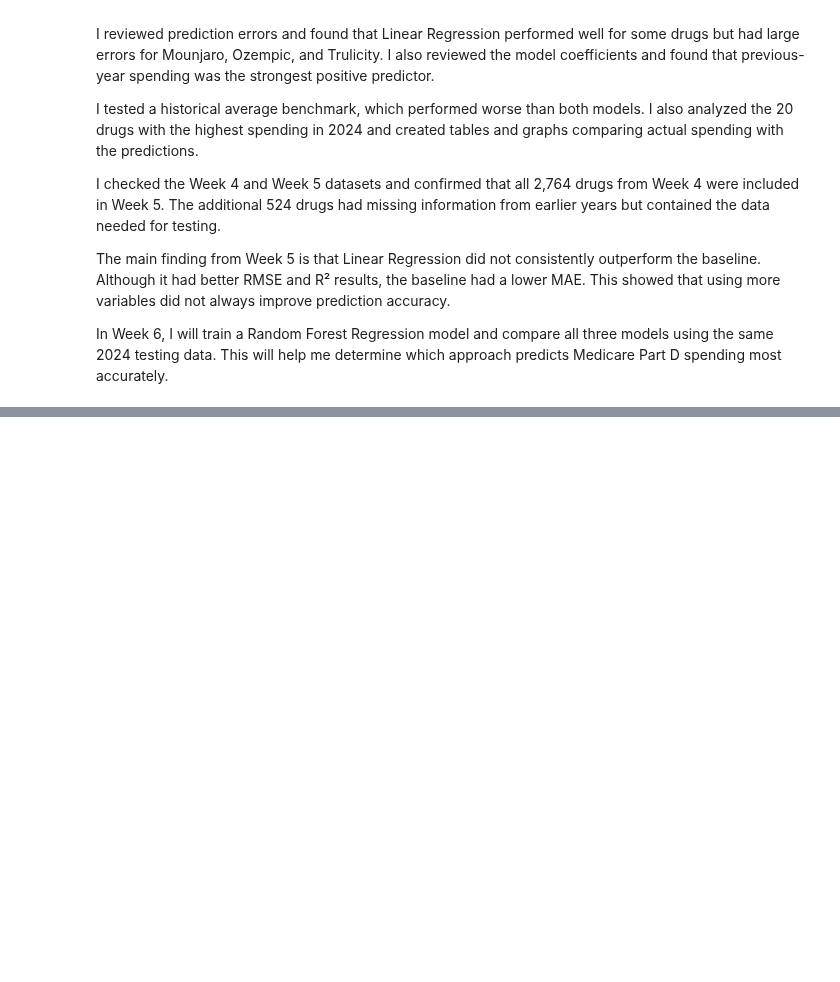
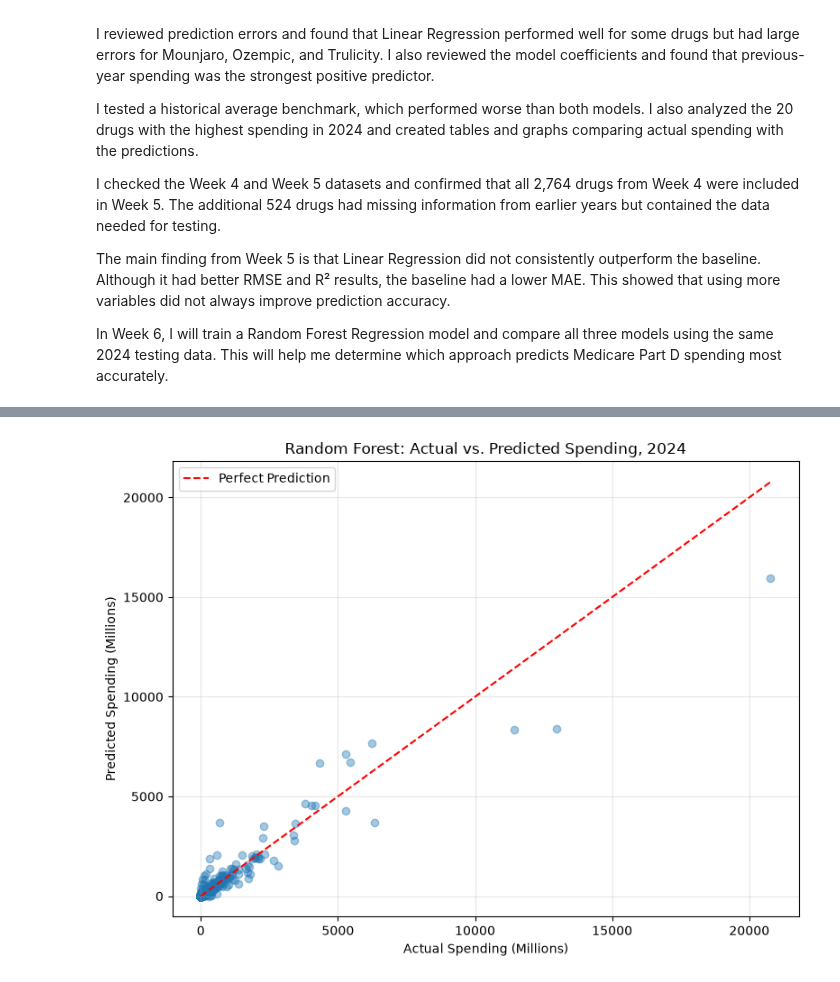
Before and after one commit to adrianakopf/DataScienceIU_INFO-I-492, a Jupyter notebook: MedicarePartD.ipynb, the cells around one changed output, grey strips where cells are left out. Saved outputs shown, nothing was run; the diff lists cells and outputs as text; code cells hidden in the pictures; blank space fills up the shorter version.

```diff
--- a/MedicarePartD.ipynb
+++ b/MedicarePartD.ipynb
@@ -3583,0 +4051,45 @@ In Week 6, I will train a Random Forest Regression model and compare all three m
+# %%
+
+# Plot actual versus predicted spending
+
+plt.figure(figsize=(8, 6))
+
+plt.scatter(
+    rf_prediction_errors["Actual_2024"] / 1_000_000,
+    rf_prediction_errors["Predicted_2024"] / 1_000_000,
+    alpha=0.4
+)
+
+# Find plot limits
+min_value = min(
+    rf_prediction_errors["Actual_2024"].min(),
+    rf_prediction_errors["Predicted_2024"].min()
+) / 1_000_000
+
+max_value = max(
+    rf_prediction_errors["Actual_2024"].max(),
+    rf_prediction_errors["Predicted_2024"].max()
+) / 1_000_000
+
+# Add perfect prediction reference line
+plt.plot(
+    [min_value, max_value],
+    [min_value, max_value],
+    linestyle="--",
+    color="red",
+    label="Perfect Prediction"
+)
+
+plt.title(
+    "Random Forest: Actual vs. Predicted Spending, 2024"
+)
+
+plt.xlabel("Actual Spending (Millions)")
+plt.ylabel("Predicted Spending (Millions)")
+plt.legend()
+plt.grid(True, alpha=0.3)
+
+plt.tight_layout()
+plt.show()
+# %% [output]
+[figure, added]
```
Also changed, not shown: parts of 55 cells of this notebook.
